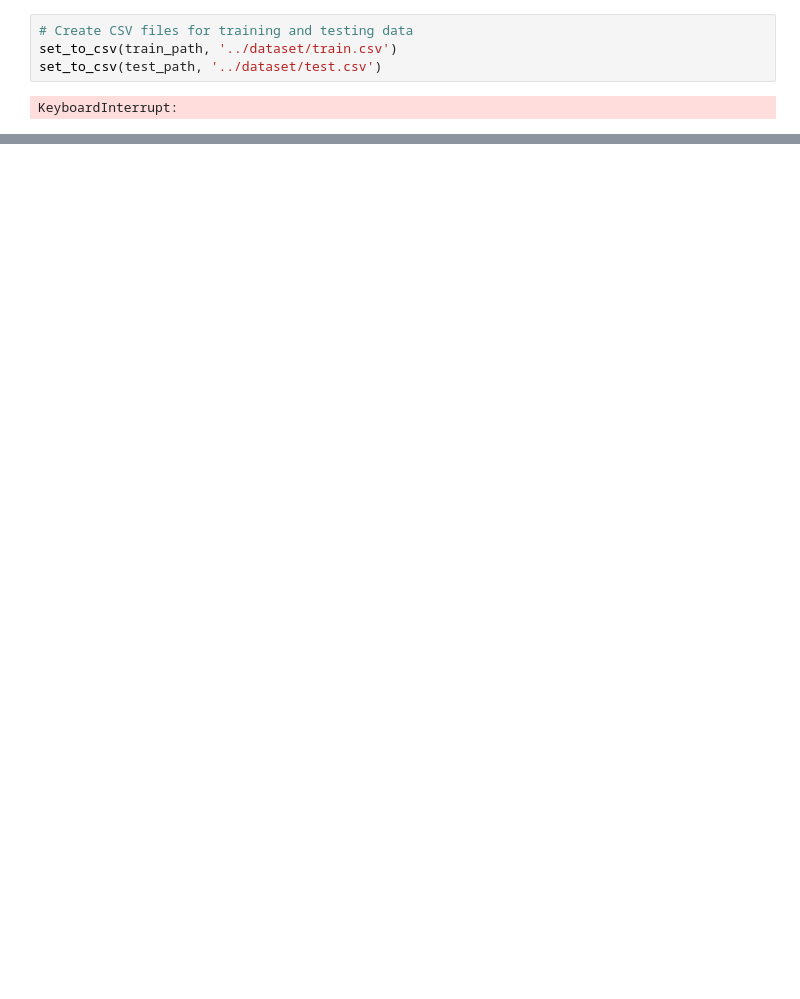
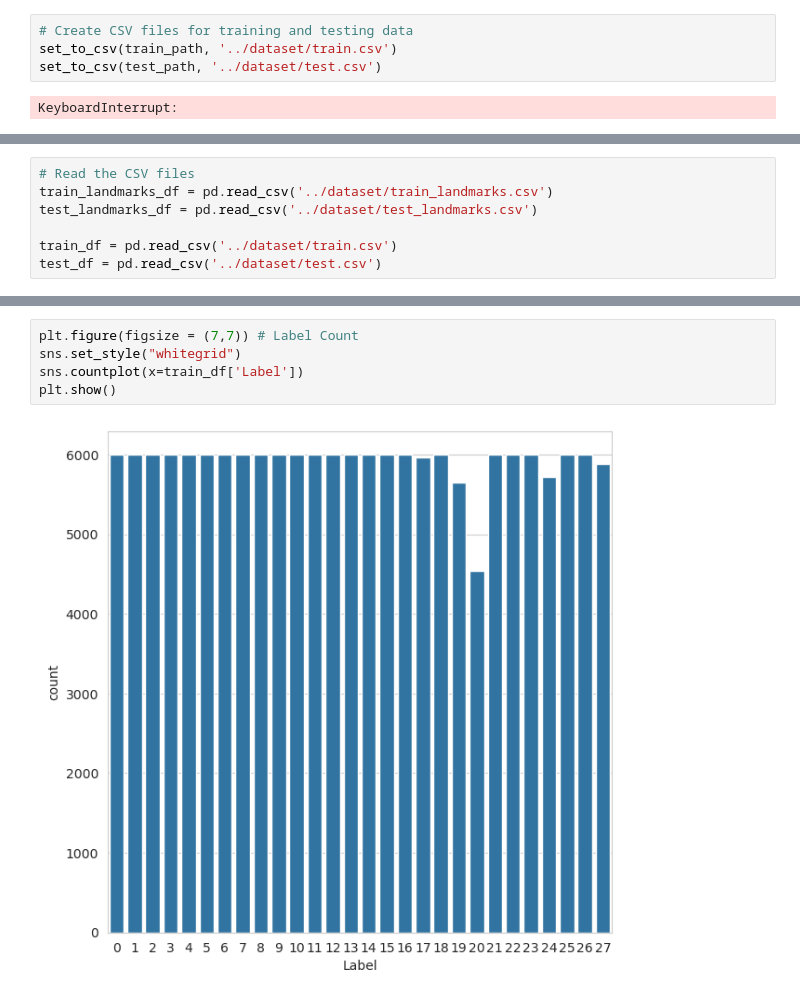
Before and after one commit to Lekiios/SLR, a Jupyter notebook: src/train_alphabet_detection_v2.ipynb, the cells around one changed output, grey strips where cells are left out. Cells and saved outputs as stored; diff of their text form; blank space fills up the shorter version.

Commit message:
generate landmarks csv + model

```diff
--- a/src/train_alphabet_detection_v2.ipynb
+++ b/src/train_alphabet_detection_v2.ipynb
@@ -150,0 +154,7 @@ KeyboardInterrupt:
+# %%
+# Read the CSV files
+train_landmarks_df = pd.read_csv('../dataset/train_landmarks.csv')
+test_landmarks_df = pd.read_csv('../dataset/test_landmarks.csv')
+
+train_df = pd.read_csv('../dataset/train.csv')
+test_df = pd.read_csv('../dataset/test.csv')
@@ -150,0 +181,7 @@ KeyboardInterrupt:
+# %%
+plt.figure(figsize = (7,7)) # Label Count
+sns.set_style("whitegrid")
+sns.countplot(x=train_df['Label'])
+plt.show()
+# %% [output]
+[figure, added]
```
Also changed, not shown: parts of 15 cells of this notebook, 2 other files.
